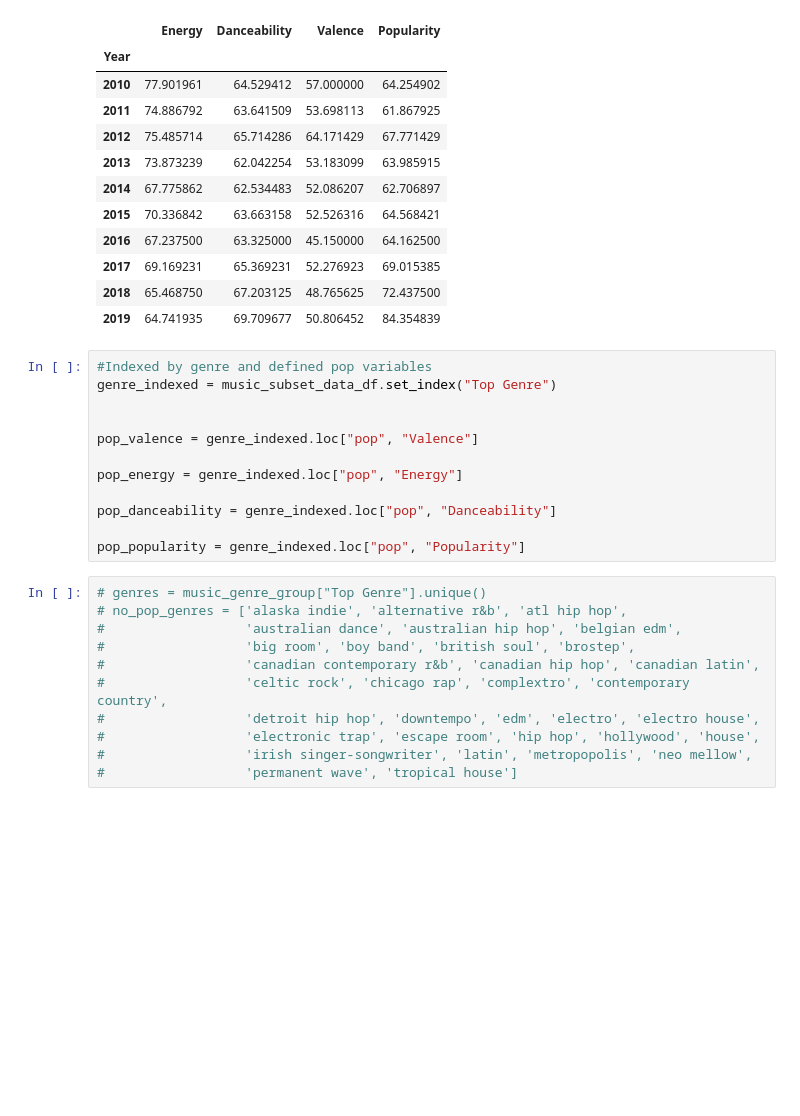
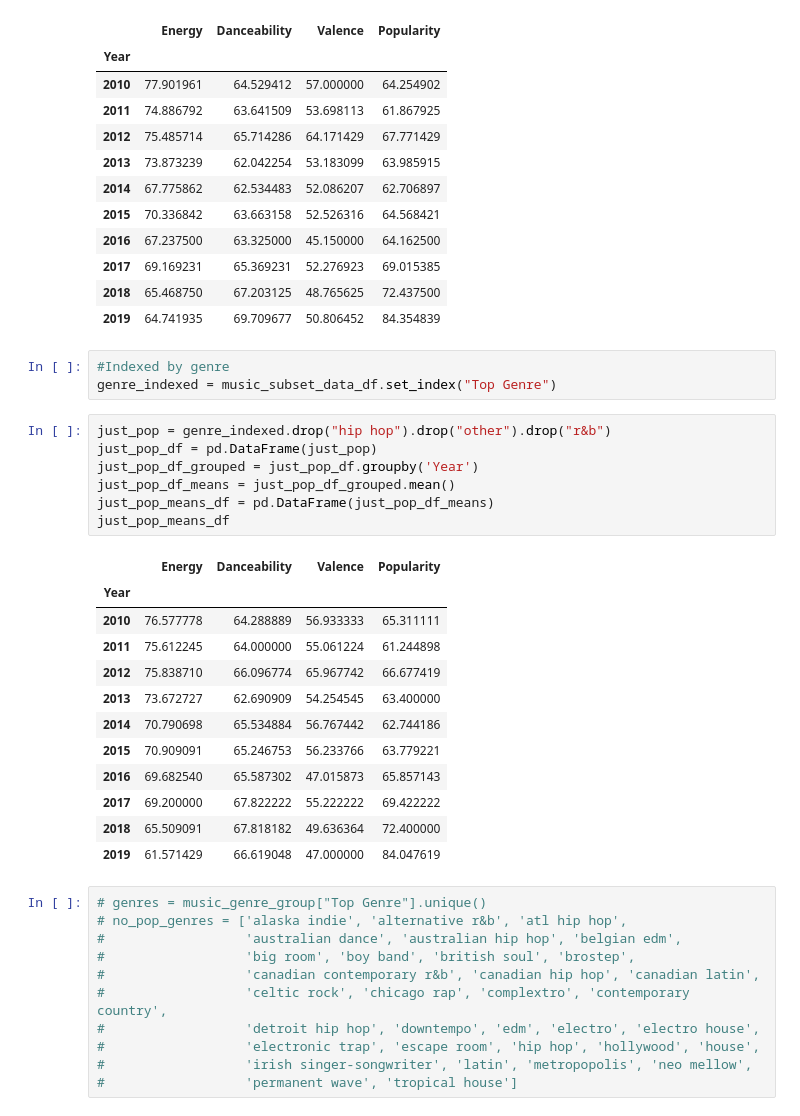
Before and after one commit to Kramer818/Music-Analysis, a Jupyter notebook: Lyndsi_Project1.ipynb, the cells around one changed output. Cells and saved outputs as stored; diff of their text form; blank space fills up the shorter version.

```diff
--- a/Lyndsi_Project1.ipynb
+++ b/Lyndsi_Project1.ipynb
@@ -74,18 +92,29 @@ avg_music_data_by_year_df
 | 2017 | 69.169231 | 65.369231 | 52.276923 | 69.015385 |
 | 2018 | 65.468750 | 67.203125 | 48.765625 | 72.437500 |
 | 2019 | 64.741935 | 69.709677 | 50.806452 | 84.354839 |
-# %%
-#Indexed by genre and defined pop variables
-genre_indexed = music_subset_data_df.set_index("Top Genre")
-
-
-pop_valence = genre_indexed.loc["pop", "Valence"]
-
-pop_energy = genre_indexed.loc["pop", "Energy"]
-
-pop_danceability = genre_indexed.loc["pop", "Danceability"]
-
-pop_popularity = genre_indexed.loc["pop", "Popularity"]
+# %%
+#Indexed by genre
+genre_indexed = music_subset_data_df.set_index("Top Genre")
+# %%
+just_pop = genre_indexed.drop("hip hop").drop("other").drop("r&b")
+just_pop_df = pd.DataFrame(just_pop)
+just_pop_df_grouped = just_pop_df.groupby('Year')
+just_pop_df_means = just_pop_df_grouped.mean()
+just_pop_means_df = pd.DataFrame(just_pop_df_means)
+just_pop_means_df
+# %% [output]
+|  | Energy | Danceability | Valence | Popularity |
+| Year |  |  |  |  |
+| 2010 | 76.577778 | 64.288889 | 56.933333 | 65.311111 |
+| 2011 | 75.612245 | 64.000000 | 55.061224 | 61.244898 |
+| 2012 | 75.838710 | 66.096774 | 65.967742 | 66.677419 |
+| 2013 | 73.672727 | 62.690909 | 54.254545 | 63.400000 |
+| 2014 | 70.790698 | 65.534884 | 56.767442 | 62.744186 |
+| 2015 | 70.909091 | 65.246753 | 56.233766 | 63.779221 |
+| 2016 | 69.682540 | 65.587302 | 47.015873 | 65.857143 |
+| 2017 | 69.200000 | 67.822222 | 55.222222 | 69.422222 |
+| 2018 | 65.509091 | 67.818182 | 49.636364 | 72.400000 |
+| 2019 | 61.571429 | 66.619048 | 47.000000 | 84.047619 |
 # %%
 # genres = music_genre_group["Top Genre"].unique()
 # no_pop_genres = ['alaska indie', 'alternative r&b', 'atl hip hop',
```
Also changed, not shown: parts of 5 cells of this notebook.
